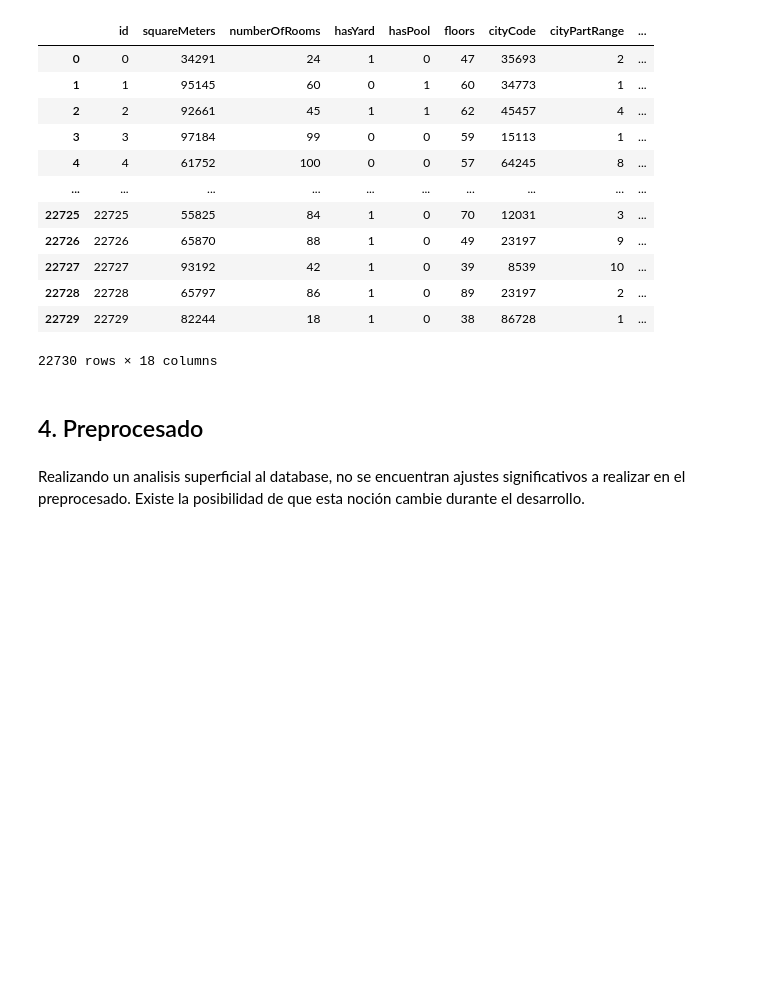
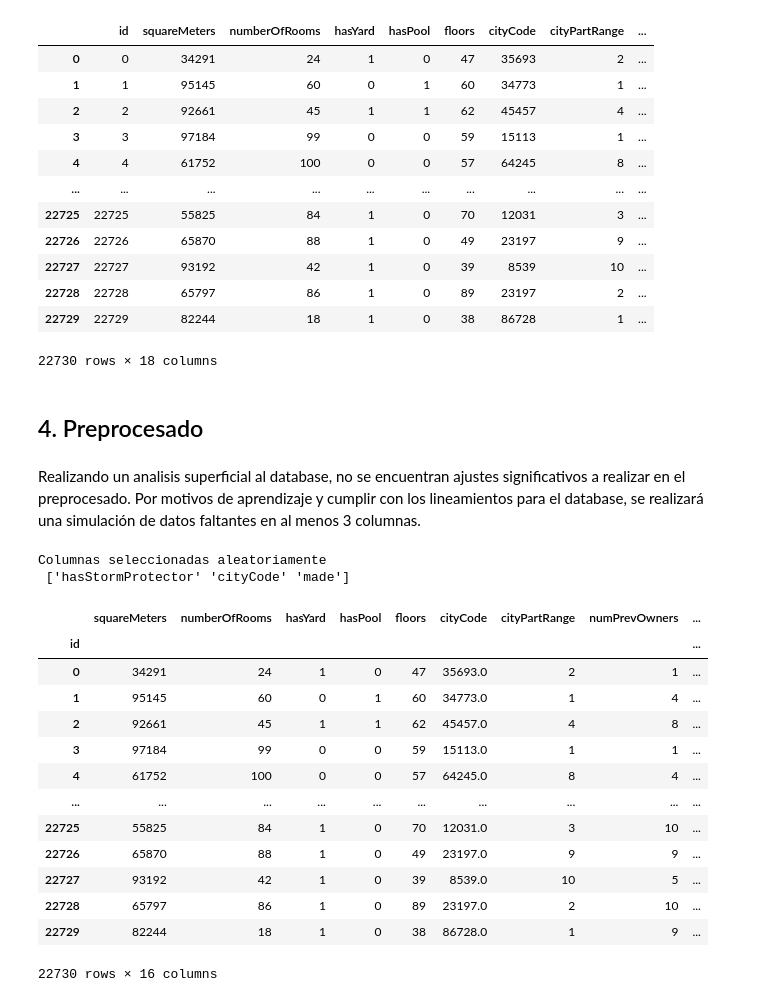
Before and after one commit to DaniloTovar/Ingen-IA, a Jupyter notebook: 02_Preprocesado.ipynb, the cells around one changed output. Cells and saved outputs as stored; diff of their text form; code cells hidden in the pictures; blank space fills up the shorter version.

```diff
--- a/02_Preprocesado.ipynb
+++ b/02_Preprocesado.ipynb
@@ -30,4 +30,38 @@ train
 # %% [markdown]
 ## 4. Preprocesado
 # %% [markdown]
-Realizando un analisis superficial al database, no se encuentran ajustes significativos a realizar en el preprocesado. Existe la posibilidad de que esta noción cambie durante el desarrollo.
+Realizando un analisis superficial al database, no se encuentran ajustes significativos a realizar en el preprocesado. Por motivos de aprendizaje y cumplir con los lineamientos para el database, se realizará una simulación de datos faltantes en al menos 3 columnas.
+# %%
+train_mod = train.copy()
+
+train_mod = train_mod.set_index('id')
+train_mod = train_mod.drop(['price'], axis = 1)
+
+columnas = np.random.choice(train_mod.columns, 3, replace = False)
+print('Columnas seleccionadas aleatoriamente\n',columnas,"\n")
+
+n_filas = len(train_mod)
+for i in columnas:
+  n_faltantes = int(n_filas * np.random.uniform(0.05,0.7))
+  indices_faltantes = np.random.choice(n_filas, n_faltantes, replace=False)
+  train_mod.loc[indices_faltantes,(i)] = np.nan
+# %% [output]
+Columnas seleccionadas aleatoriamente
+ ['hasStormProtector' 'cityCode' 'made']
+# %%
+train_mod
+# %% [output]
+|  | squareMeters | numberOfRooms | hasYard | hasPool | floors | cityCode | cityPartRange | numPrevOwners | ... |
+| id |  |  |  |  |  |  |  |  | ... |
+| 0 | 34291 | 24 | 1 | 0 | 47 | 35693.0 | 2 | 1 | ... |
+| 1 | 95145 | 60 | 0 | 1 | 60 | 34773.0 | 1 | 4 | ... |
+| 2 | 92661 | 45 | 1 | 1 | 62 | 45457.0 | 4 | 8 | ... |
+| 3 | 97184 | 99 | 0 | 0 | 59 | 15113.0 | 1 | 1 | ... |
+| 4 | 61752 | 100 | 0 | 0 | 57 | 64245.0 | 8 | 4 | ... |
+| ... | ... | ... | ... | ... | ... | ... | ... | ... | ... |
+| 22725 | 55825 | 84 | 1 | 0 | 70 | 12031.0 | 3 | 10 | ... |
+| 22726 | 65870 | 88 | 1 | 0 | 49 | 23197.0 | 9 | 9 | ... |
+| 22727 | 93192 | 42 | 1 | 0 | 39 | 8539.0 | 10 | 5 | ... |
+| 22728 | 65797 | 86 | 1 | 0 | 89 | 23197.0 | 2 | 10 | ... |
+| 22729 | 82244 | 18 | 1 | 0 | 38 | 86728.0 | 1 | 9 | ... |
+22730 rows × 16 columns
```
Also changed, not shown: parts of 1 cell of this notebook.
